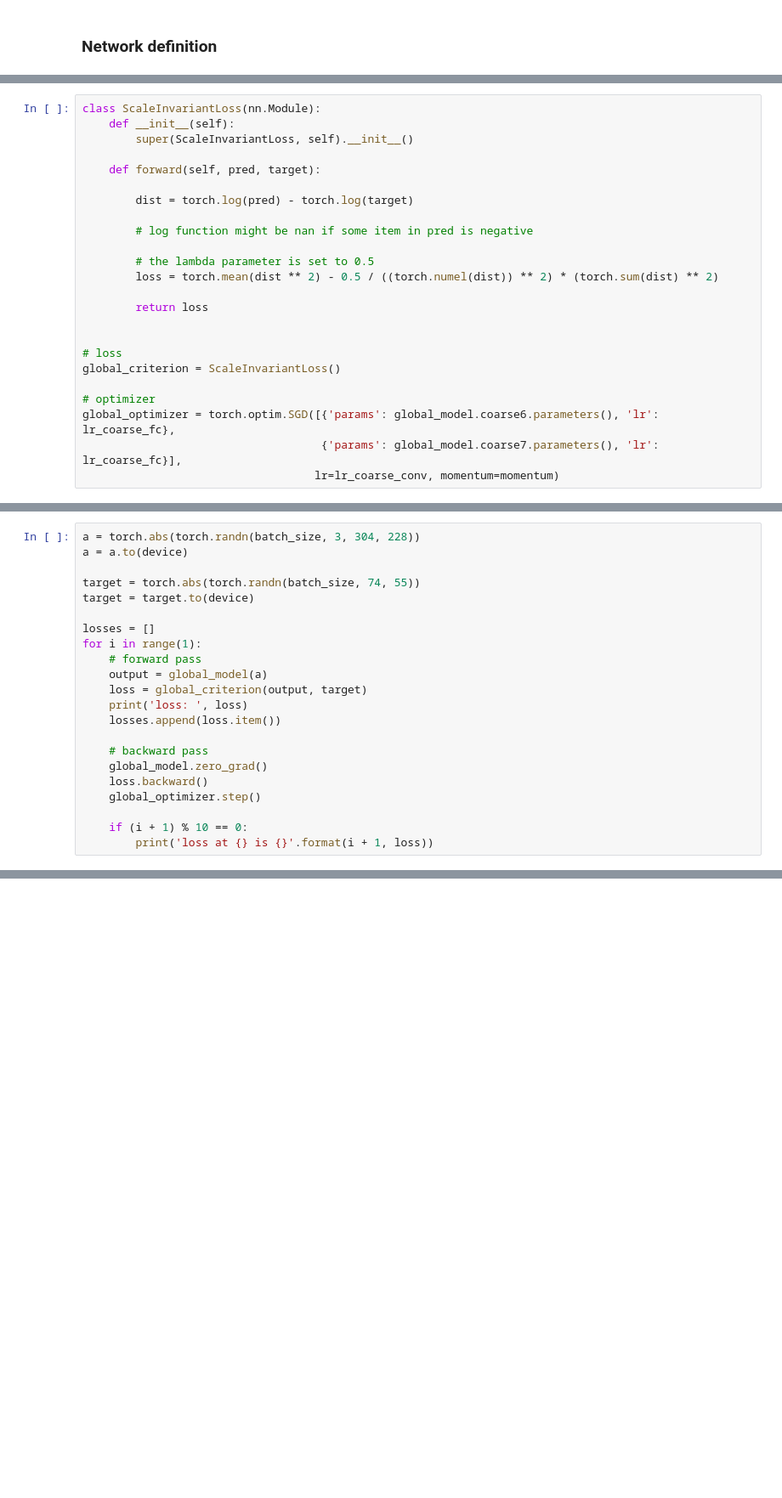
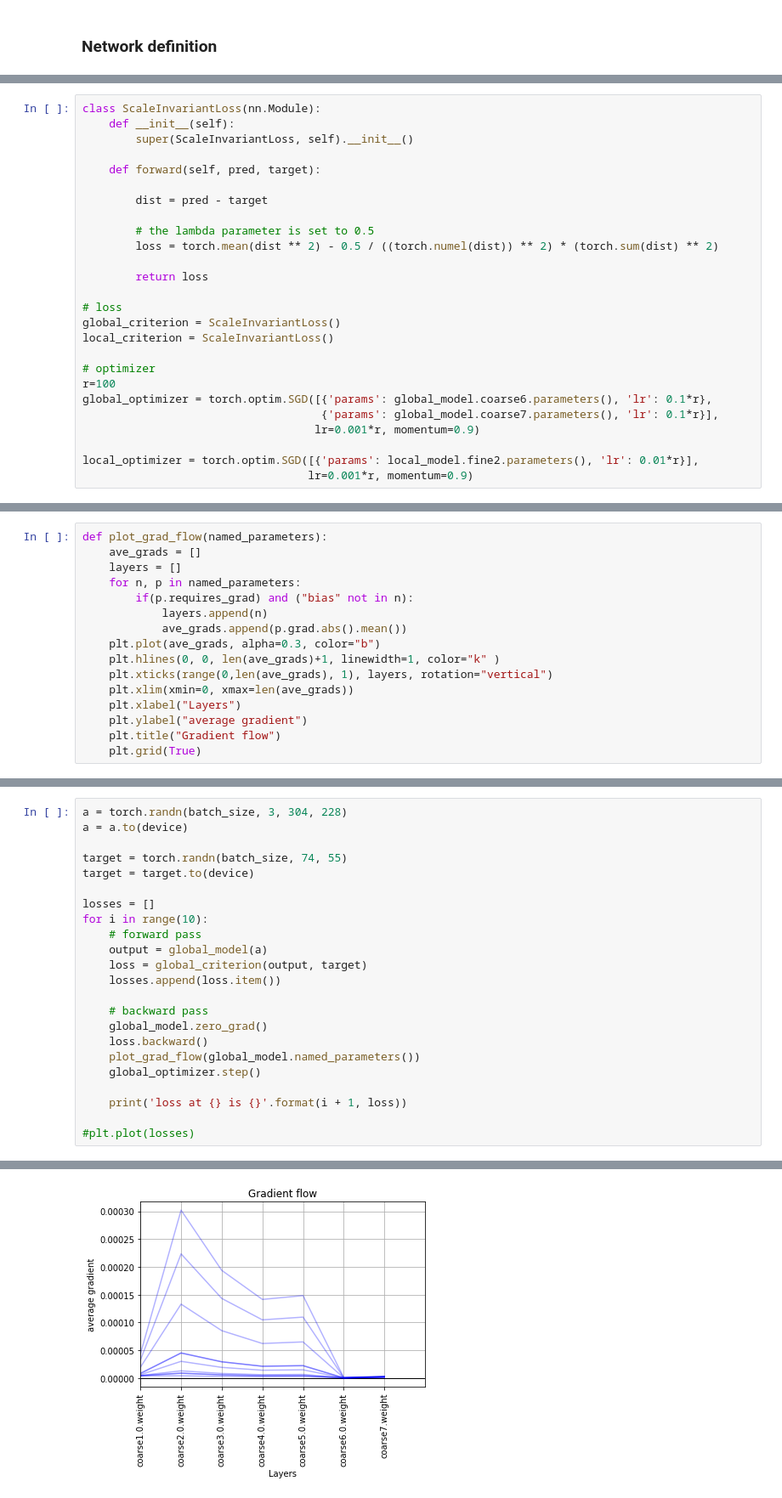
Before and after one commit to shuuchen/depth_eigen, a Jupyter notebook: test.ipynb, the cells around one changed output, grey strips where cells are left out. Shown at 85% size. Cells and saved outputs as stored; diff of their text form; blank space fills up the shorter version.

```diff
--- a/test.ipynb
+++ b/test.ipynb
@@ -95,20 +101,22 @@ class ScaleInvariantLoss(nn.Module):
 
     def forward(self, pred, target):
 
-        dist = torch.log(pred) - torch.log(target)
-
-        # log function might be nan if some item in pred is negative
+        dist = pred - target
 
         # the lambda parameter is set to 0.5
         loss = torch.mean(dist ** 2) - 0.5 / ((torch.numel(dist)) ** 2) * (torch.sum(dist) ** 2)
 
         return loss
 
-
 # loss
 global_criterion = ScaleInvariantLoss()
+local_criterion = ScaleInvariantLoss()
 
 # optimizer
-global_optimizer = torch.optim.SGD([{'params': global_model.coarse6.parameters(), 'lr': lr_coarse_fc},
-                                    {'params': global_model.coarse7.parameters(), 'lr': lr_coarse_fc}],
-                                   lr=lr_coarse_conv, momentum=momentum)
+r=100
+global_optimizer = torch.optim.SGD([{'params': global_model.coarse6.parameters(), 'lr': 0.1*r},
+                                    {'params': global_model.coarse7.parameters(), 'lr': 0.1*r}],
+                                   lr=0.001*r, momentum=0.9)
+
+local_optimizer = torch.optim.SGD([{'params': local_model.fine2.parameters(), 'lr': 0.01*r}],
+                                  lr=0.001*r, momentum=0.9)
@@ -115 +127,17 @@ global_optimizer = torch.optim.SGD([{'params': global_model.coarse6.parameters()
+# %%
+def plot_grad_flow(named_parameters):
+    ave_grads = []
+    layers = []
+    for n, p in named_parameters:
+        if(p.requires_grad) and ("bias" not in n):
+            layers.append(n)
+            ave_grads.append(p.grad.abs().mean())
+    plt.plot(ave_grads, alpha=0.3, color="b")
+    plt.hlines(0, 0, len(ave_grads)+1, linewidth=1, color="k" )
+    plt.xticks(range(0,len(ave_grads), 1), layers, rotation="vertical")
+    plt.xlim(xmin=0, xmax=len(ave_grads))
+    plt.xlabel("Layers")
+    plt.ylabel("average gradient")
+    plt.title("Gradient flow")
+    plt.grid(True)
 # %% [markdown]
@@ -117,23 +145,24 @@ global_optimizer = torch.optim.SGD([{'params': global_model.coarse6.parameters()
 # %%
-a = torch.abs(torch.randn(batch_size, 3, 304, 228))
+a = torch.randn(batch_size, 3, 304, 228)
 a = a.to(device)
 
-target = torch.abs(torch.randn(batch_size, 74, 55))
+target = torch.randn(batch_size, 74, 55)
 target = target.to(device)
 
 losses = []
-for i in range(1):
+for i in range(10):
     # forward pass
     output = global_model(a)
     loss = global_criterion(output, target)
-    print('loss: ', loss)
     losses.append(loss.item())
 
     # backward pass
     global_model.zero_grad()
     loss.backward()
+    plot_grad_flow(global_model.named_parameters())
     global_optimizer.step()
 
-    if (i + 1) % 10 == 0:
-        print('loss at {} is {}'.format(i + 1, loss))
+    print('loss at {} is {}'.format(i + 1, loss))
+
+#plt.plot(losses)
 # %% [output]
@@ -140,0 +179 @@ loss:  tensor(nan, grad_fn=<SubBackward0>)
+[figure, added]
```
Also changed, not shown: parts of 8 cells of this notebook.
